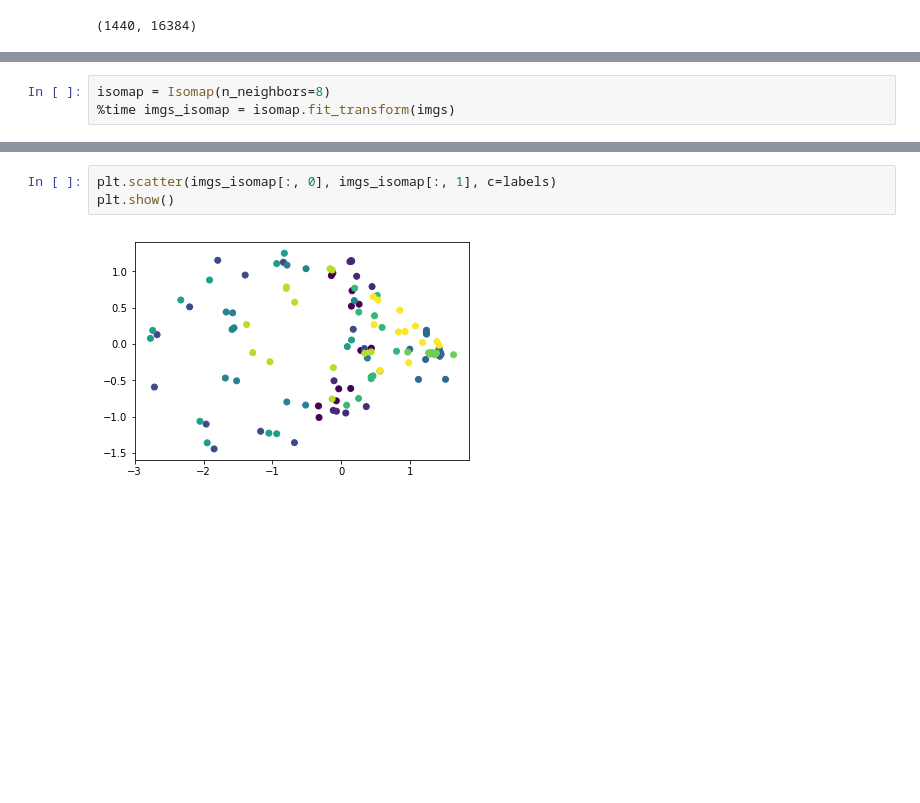
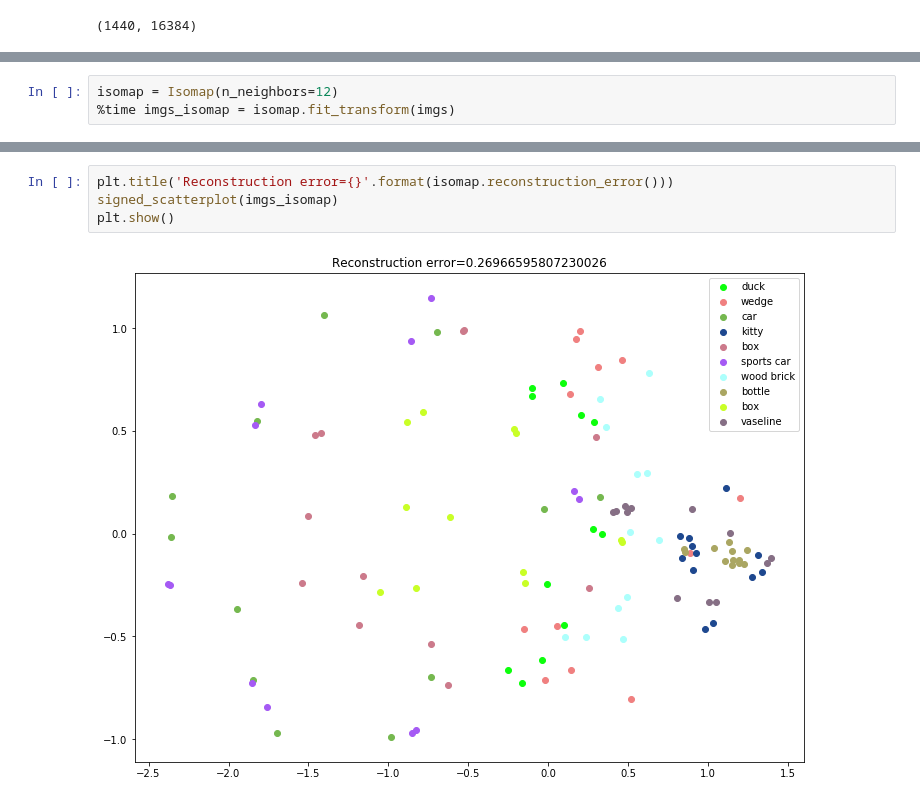
Before and after one commit to lambdaofgod/examples-counterexamples, a Jupyter notebook: notebooks/Manifold Learning.ipynb, the cells around one changed output, grey strips where cells are left out. Saved outputs shown, nothing was run; the diff lists cells and outputs as text; blank space fills up the shorter version.

```diff
--- a/notebooks/Manifold Learning.ipynb
+++ b/notebooks/Manifold Learning.ipynb
@@ -57,4 +116,4 @@ plt.show()
 # %%
-isomap = Isomap(n_neighbors=8)
+isomap = Isomap(n_neighbors=12)
 %time imgs_isomap = isomap.fit_transform(imgs)
 # %% [output]
@@ -63,5 +122,6 @@ Wall time: 560 ms
-# %%
-plt.scatter(imgs_isomap[:, 0], imgs_isomap[:, 1], c=labels)
-plt.show()
-# %% [output]
-[figure, removed]
+# %%
+plt.title('Reconstruction error={}'.format(isomap.reconstruction_error()))
+signed_scatterplot(imgs_isomap)
+plt.show()
+# %% [output]
+[figure, added]
```
Also changed, not shown: parts of 14 cells of this notebook.
